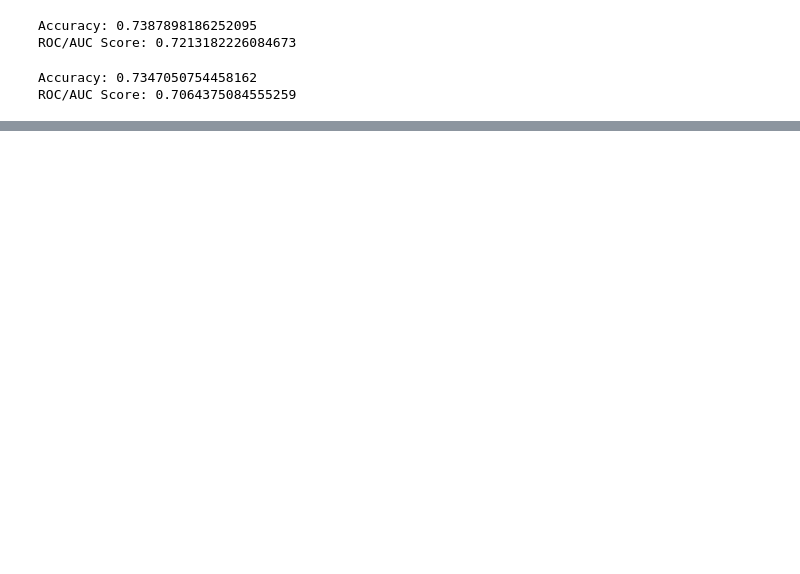
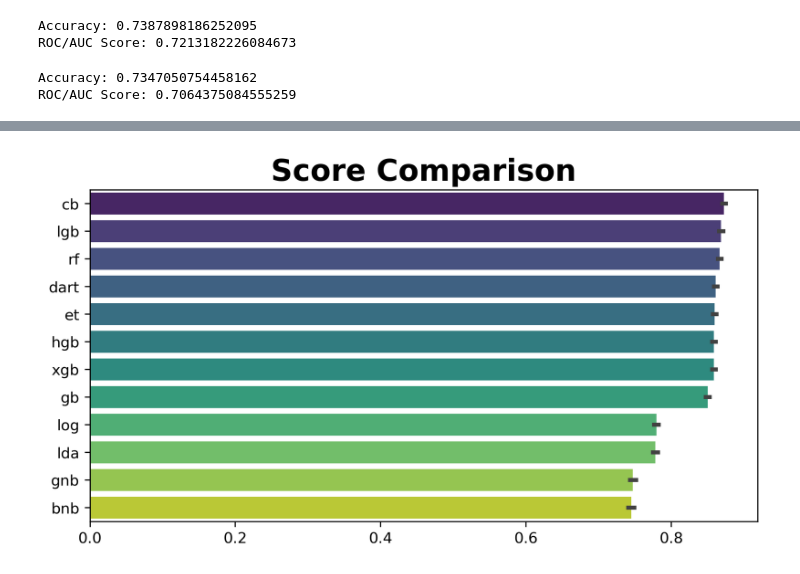
Before and after one commit to MenciusChin/Kaggle, a Jupyter notebook: playground/s3e23/model_selection.ipynb, the cells around one changed output, grey strips where cells are left out. Cells and saved outputs as stored; diff of their text form; code cells hidden in the pictures; blank space fills up the shorter version.

```diff
--- a/playground/s3e23/model_selection.ipynb
+++ b/playground/s3e23/model_selection.ipynb
@@ -86,0 +184,26 @@ ROC/AUC Score: 0.7064375084555259
+# %%
+score_list, oof_list = pd.DataFrame(), pd.DataFrame()
+
+models = [
+    ('log', LogisticRegression(random_state = seed, max_iter = 1000000)),
+    #('svc', SVC(random_state = seed, probability = True)),
+    ('lda', LinearDiscriminantAnalysis()),
+    ('gnb', GaussianNB()),
+    ('bnb', BernoulliNB()),
+    #('knn', KNeighborsClassifier()),
+    #('gauss', GaussianProcessClassifier(random_state = seed)),
+    ('rf', RandomForestClassifier(random_state = seed)),
+    ('et', ExtraTreesClassifier(random_state = seed)),
+    ('xgb', XGBClassifier(random_state = seed)),
+    ('lgb', LGBMClassifier(random_state = seed)),
+    ('dart', LGBMClassifier(random_state = seed, boosting_type = 'dart')),
+    ('cb', CatBoostClassifier(random_state = seed, verbose = 0)),
+    ('gb', GradientBoostingClassifier(random_state = seed)),
+    ('hgb', HistGradientBoostingClassifier(random_state = seed)),
+]
+
+for (label, model) in models:
+    score_list[label], oof_list[label] = cross_val_score(
+        make_pipeline(SimpleImputer(), model),
+        label = label
+    )
@@ -86,0 +228,7 @@ ROC/AUC Score: 0.7064375084555259
+# %%
+plt.figure(figsize = (8, 4), dpi = 300)
+sns.barplot(data = score_list.reindex((-1 * score_list).mean().sort_values().index, axis = 1), palette = 'viridis', orient = 'h')
+plt.title('Score Comparison', weight = 'bold', size = 20)
+plt.show()
+# %% [output]
+[figure, added]
```
Also changed, not shown: parts of 26 cells of this notebook, 6 other files.
